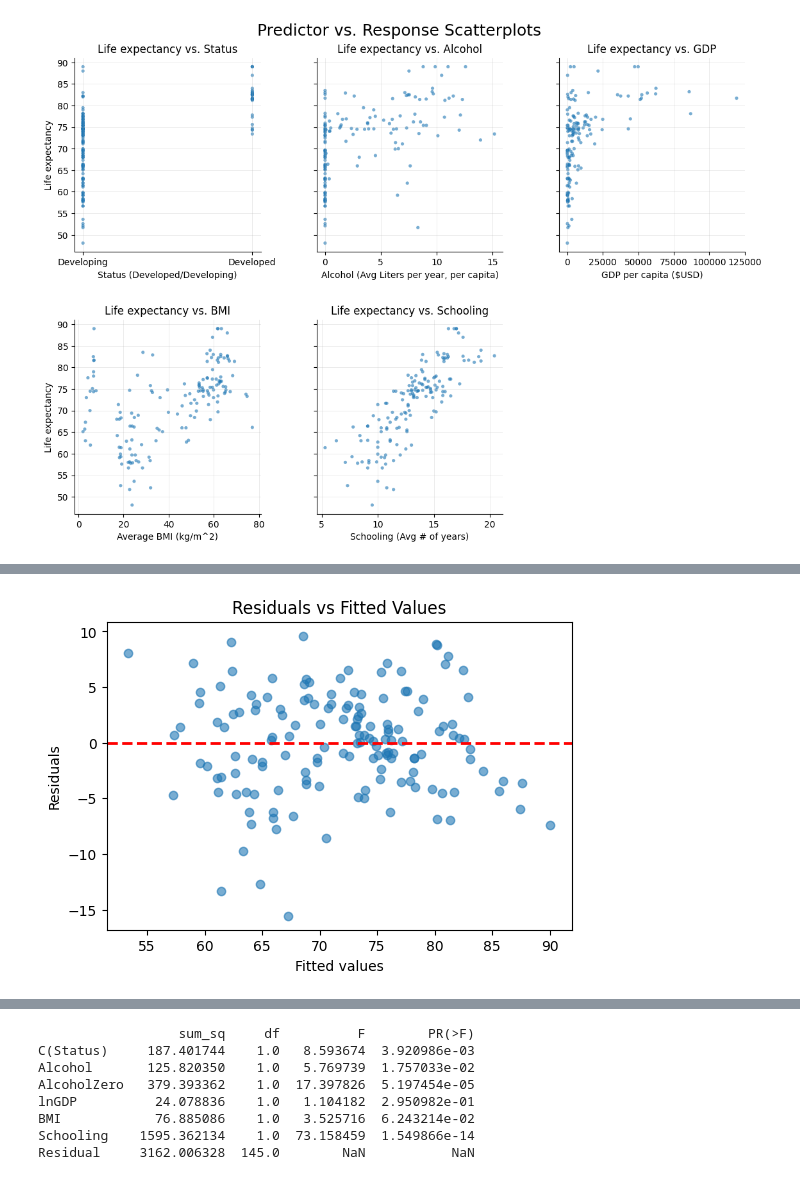
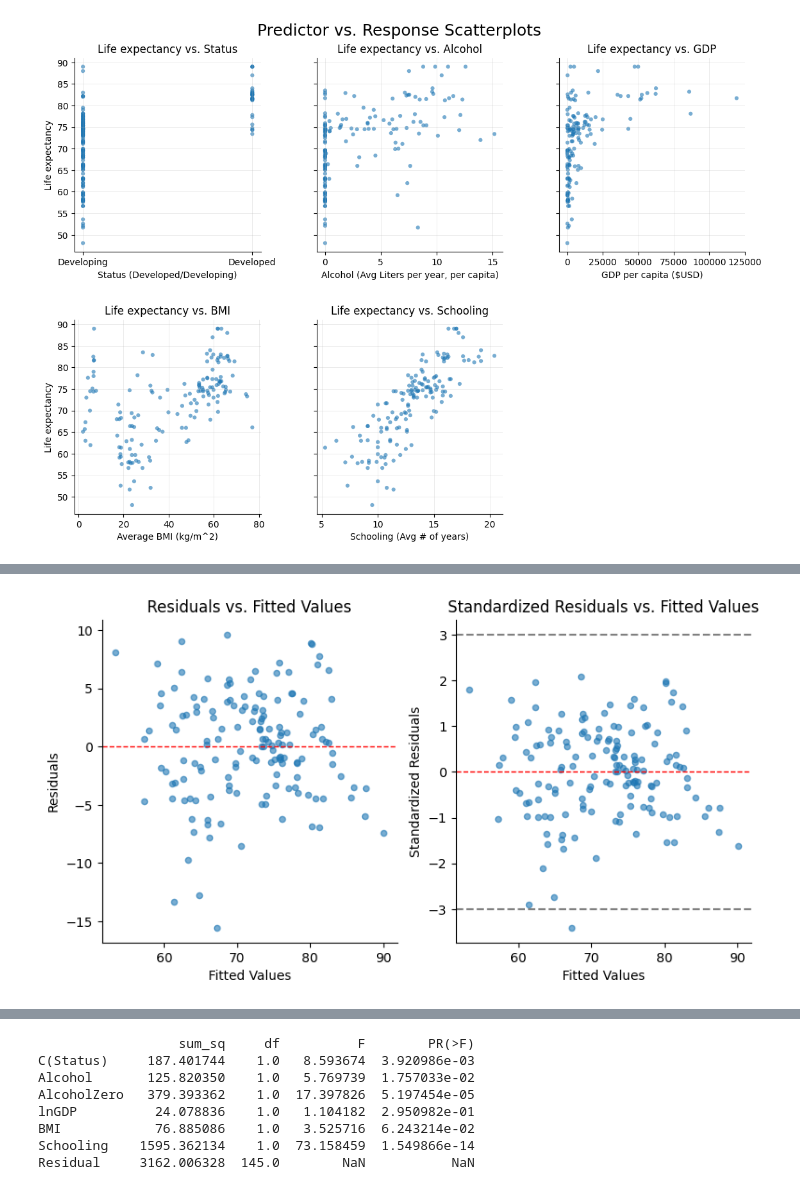
Before and after one commit to Nolan6Jensen/life-expectancy-modeling, a Jupyter notebook: analysis1.ipynb, the cells around one changed output, grey strips where cells are left out. Cells and saved outputs as stored; diff of their text form; code cells hidden in the pictures.

```diff
--- a/analysis1.ipynb
+++ b/analysis1.ipynb
@@ -311,18 +383,13 @@ Name: count, Length: 81, dtype: int64
 #Lets make the new model
 model = smf.ols("Life_expectancy ~ Alcohol + AlcoholZero + lnGDP + BMI + Schooling + C(Status)", data = data).fit()
 
-predictor = "Alcohol"
-fig, ax = plt.subplots(figsize=(7,5))
-sm.graphics.plot_ccpr(model, predictor, ax=ax)
-ax.set_title(f"Partial residual plot for {predictor}", fontsize=14)
-ax.set_xlabel(predictor, fontsize=12)
-ax.set_ylabel("Partial residual", fontsize=12)
-ax.grid(alpha=0.15)
-plt.tight_layout()
+response = global_response[:]
+predictors = ["Alcohol"]
+
+custom_ccpr_plot(response, predictors, model, axis_labels=axis_labels, ncols=1, plot_kw = {"alpha": 0.6, "s": 20, "edgecolors": "none"}, sharey=False)
 plt.show()
 
-print("That looks much better. Now that the categorical variable explains the difference between\n" \
-" Alcohol = 0 and Alcohol > 0, the resulting effect of Alcohol looks linear.")
+print("Now the categorical variable explains the difference between Alcohol = 0 and Alcohol > 0.")
 
 print("\n\n")
 
@@ -347,38 +414,59 @@ Method:                 Least Squares   F-statistic:                     63.52
 Notes:
 [1] Standard Errors assume that the covariance matrix of the errors is correctly specified.
 # %%
-#For final checks, lets look at a residual vs fitted values and QQ plot.
+#To make sure this model is appropriate, lets look at a residual vs fitted values and QQ plot.
+def rvf_ax_default(ax, x, y, x_title=None, y_title=None, ax_title = None):
+    ax.scatter(x, y, alpha = 0.6, s=20)
+    ax.axhline(0, color='red', linestyle='--', linewidth=1)
+    ax.set_xlabel(x_title)
+    ax.set_ylabel(y_title)
+    ax.set_title(ax_title, fontsize=12)
+    ax.spines["top"].set_visible(False)
+    ax.spines["right"].set_visible(False)
+    return ax
 
-#Residual vs fitted plot
+#Residual vs fitted plots
 residuals = model.resid
+standardized_residuals = model.get_influence().resid_studentized_internal
 fitted_values = model.fittedvalues
-plt.figure(figsize=(6,4))
-plt.scatter(fitted_values, residuals, alpha = 0.6)
-plt.axhline(0, color='red', linestyle='--', linewidth=2)
-plt.xlabel("Fitted values")
-plt.ylabel("Residuals")
-plt.title("Residuals vs Fitted Values")
+
+fig, ax = plt.subplots(1,2,figsize=(9,4.5))
+
+rvf_ax_default(ax[0], fitted_values, residuals, x_title="Fitted Values", y_title="Residuals", ax_title = "Residuals vs. Fitted Values")
+rvf_ax_default(ax[1], fitted_values, standardized_residuals, x_title="Fitted Values", y_title="Standardized Residuals", ax_title = "Standardized Residuals vs. Fitted Values")
+ax[1].axhline(3, color='grey', linestyle='--')
+ax[1].axhline(-3, color='grey', linestyle='--')
 plt.show()
 
-#Standardized residuals
-standardized_residuals = model.get_influence().resid_studentized_internal
-plt.figure(figsize=(8,6))
-plt.scatter(fitted_values, standardized_residuals, alpha=0.7)
-plt.axhline(0, color='red', linestyle='--')
-plt.axhline(3, color='grey', linestyle='--')
-plt.axhline(-3, color='grey', linestyle='--')
+#QQ plot
 
-plt.xlabel("Fitted Values")
-plt.ylabel("Standardized Residuals")
-plt.title("Standardized Residuals vs Fitted Values")
+def custom_qq_plot(residuals, figsize=(4.5,4.5), title=None, line="45"):
+    marker_kws = {"alpha": 0.6, "markersize": 4}
+    fig, ax = plt.subplots(figsize=figsize)
+
+    sm.qqplot(residuals, line=line, ax=ax, fit=True, marker="o", **marker_kws)
+
+    ax.set_xlabel("Theoretical Quantiles")
+    ax.set_ylabel("Sample Quantiles")
+
+    if title:
+        ax.set_title(title, fontsize=14)
+    else:
+        ax.set_title("Normal Q-Q Plot of Residuals", fontsize=14)
+
+    # Match styling
+    ax.grid(True, linewidth=0.5, alpha=0.35)
+    ax.spines["top"].set_visible(False)
+    ax.spines["right"].set_visible(False)
+
+    fig.tight_layout()
+
+    return fig, ax
+
+custom_qq_plot(residuals)
 plt.show()
-print("There doesn't seem to be any extreme outliers or influential points.")
 
-#QQ plot
-sm.qqplot(residuals, line='45', fit=True)
-plt.title("Q–Q Plot of Residuals")
-plt.show()
 print("For the most part, this QQ plot looks very good, the left tail is a little heavy, \n" \
 "but the distribution is approximately normal and our assumptions are valid.")
 # %% [output]
-[figure, old version]
+[figure, new version]
```
Also changed, not shown: parts of 12 cells of this notebook.
